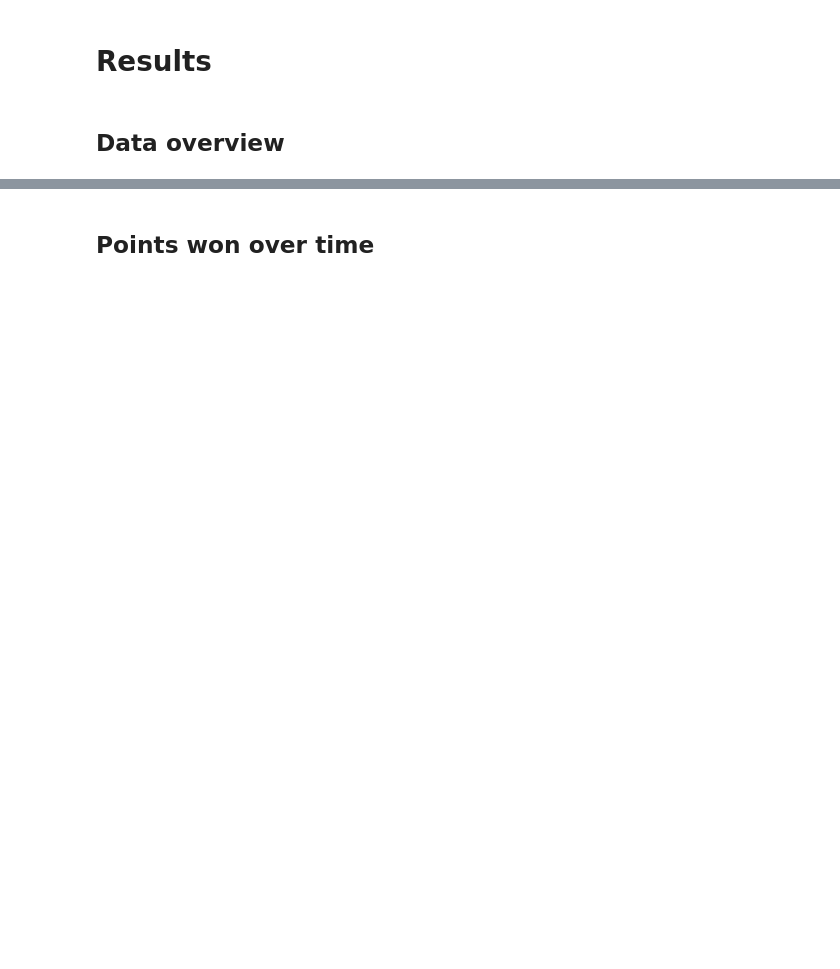
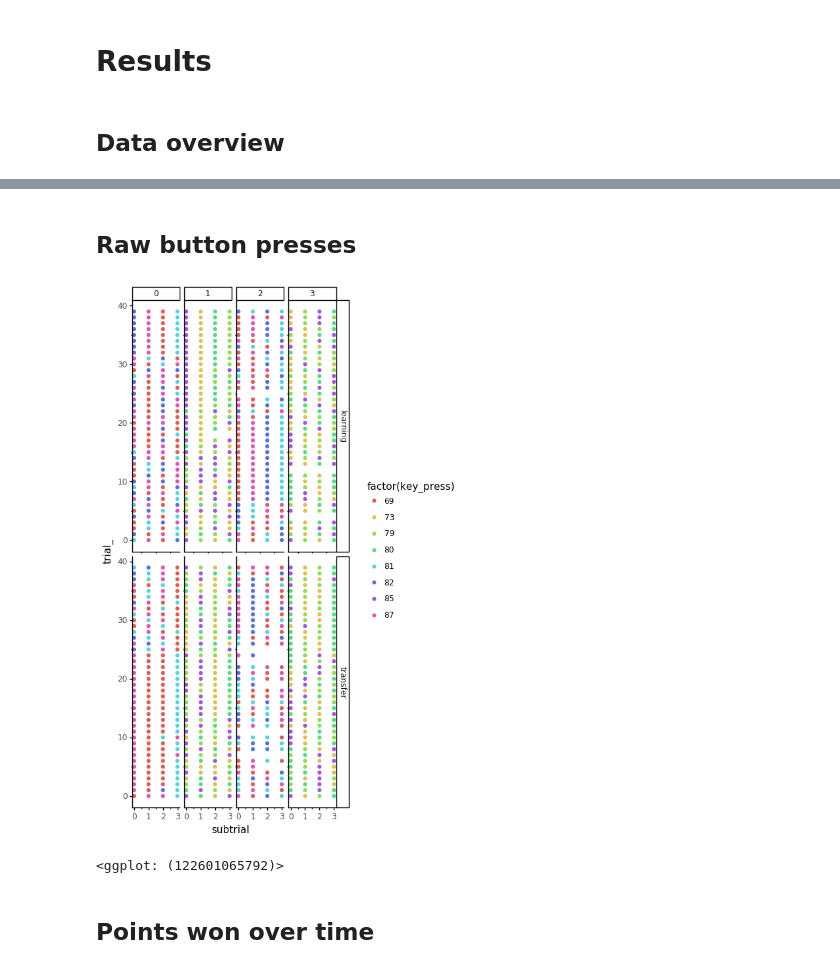
Before and after one commit to MariaEckstein/CHaRLy, a Jupyter notebook: CHaRLy_AmyData2.ipynb, the cells around one changed output, grey strips where cells are left out. Saved outputs shown, nothing was run; the diff lists cells and outputs as text; code cells hidden in the pictures; blank space fills up the shorter version.

```diff
--- a/CHaRLy_AmyData2.ipynb
+++ b/CHaRLy_AmyData2.ipynb
@@ -368,3 +446,23 @@ all_data.loc[:30, interesting_cols]
+# %% [markdown]
+## Raw button presses
+# %%
+sub_dat = all_data.loc[
+#     (all_data.trial_type == 'learning') &
+    (all_data.phase == 'high')
+    & np.invert(np.isnan(all_data.key_press)) & (all_data.trial_ < 40)
+]
+
+gg.options.figure_size = (4, 10)
+g = (gg.ggplot(sub_dat, gg.aes('subtrial', 'trial_', color='factor(key_press)'))
+     + gg.geom_point()
+     + gg.facet_grid('trial_type ~ sid', scales='free_x')
+    )
+g.save(os.path.join(plot_dir, '0_RawKeyPresses.png'))
+print(g)
+gg.options.figure_size = (6.4, 4.8)  # Reset default figure size
+# %% [output]
+[figure, added]
+<ggplot: (122601065792)>
 # %% [markdown]
 ## Points won over time
 # %%
```
Also changed, not shown: parts of 24 cells of this notebook.
